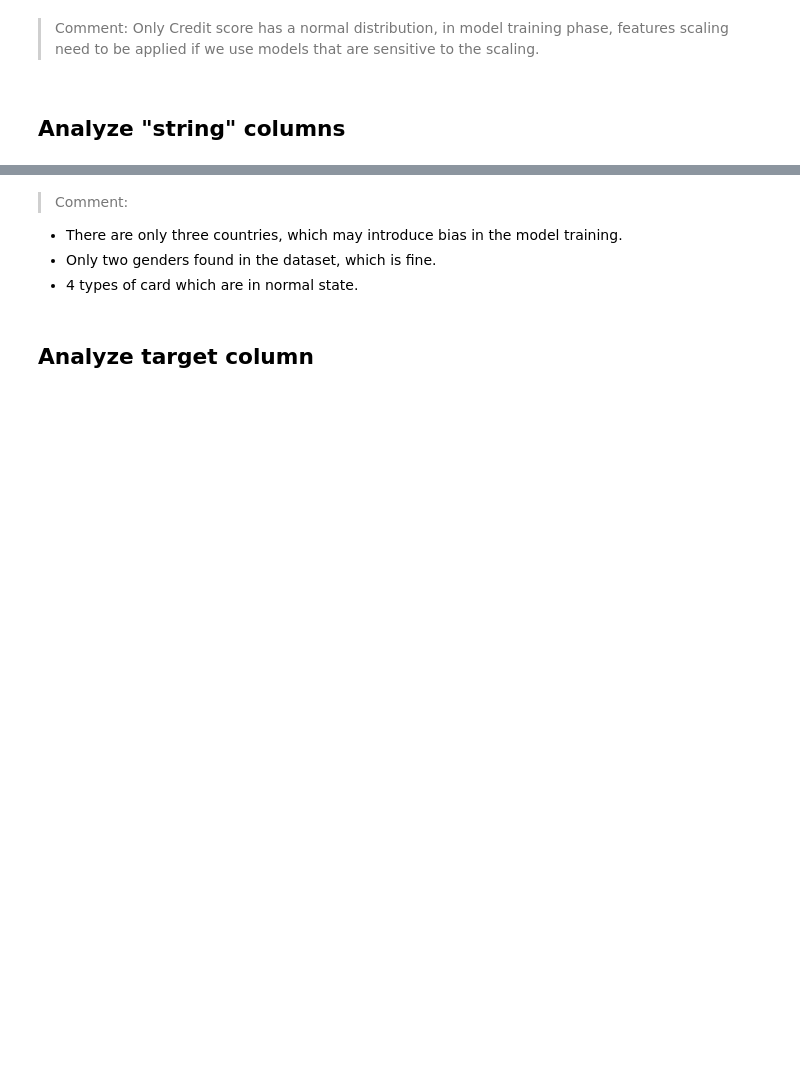
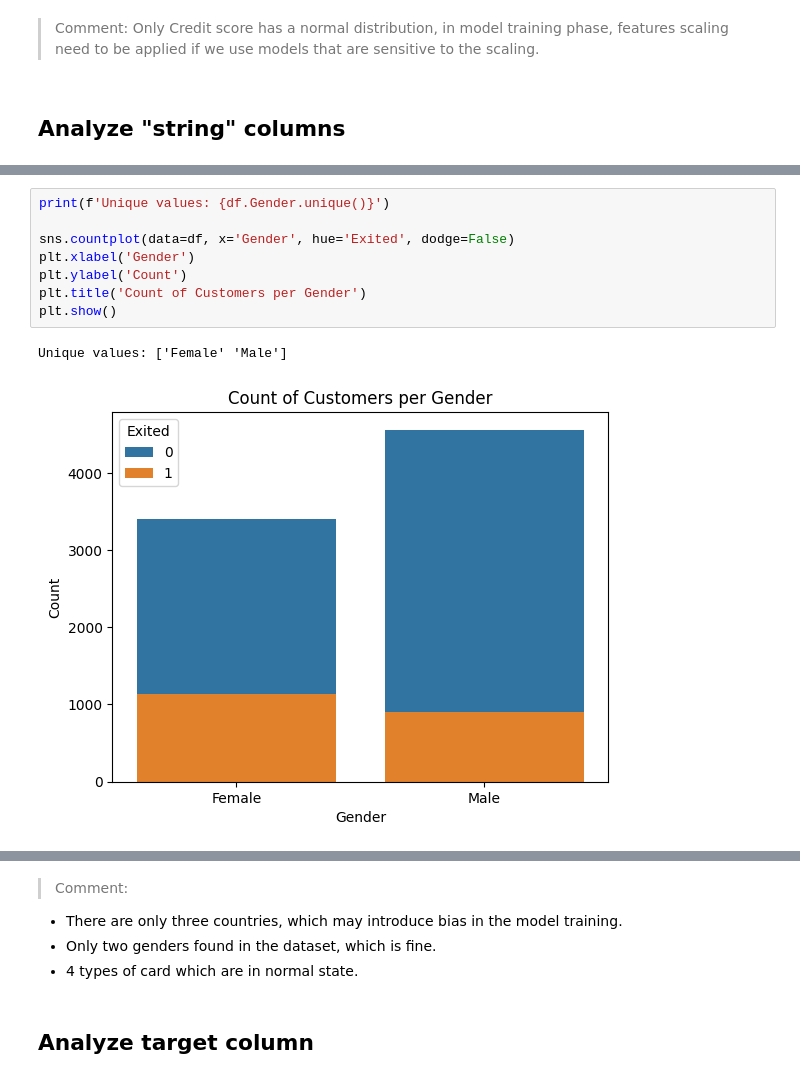
Before and after one commit to raydiwill/customers-churm-ml-app, a Jupyter notebook: notebook/build_model.ipynb, the cells around one changed output, grey strips where cells are left out. Saved outputs shown, nothing was run; the diff lists cells and outputs as text; blank space fills up the shorter version.

```diff
--- a/notebook/build_model.ipynb
+++ b/notebook/build_model.ipynb
@@ -280,0 +280,11 @@ array(['DIAMOND', 'GOLD', 'SILVER', 'PLATINUM'], dtype=object)
+# %%
+print(f'Unique values: {df.Gender.unique()}')
+
+sns.countplot(data=df, x='Gender', hue='Exited', dodge=False)
+plt.xlabel('Gender')
+plt.ylabel('Count')
+plt.title('Count of Customers per Gender')
+plt.show()
+# %% [output]
+Unique values: ['Female' 'Male']
+[figure, added]
```
Also changed, not shown: parts of 6 cells of this notebook.
